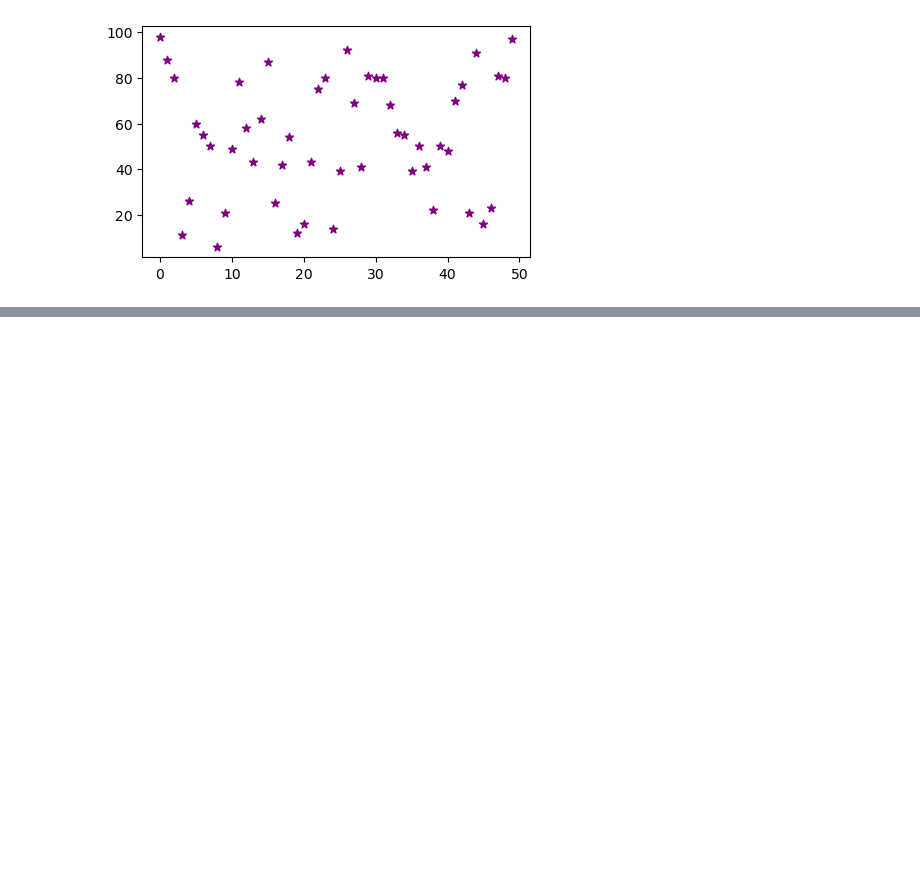
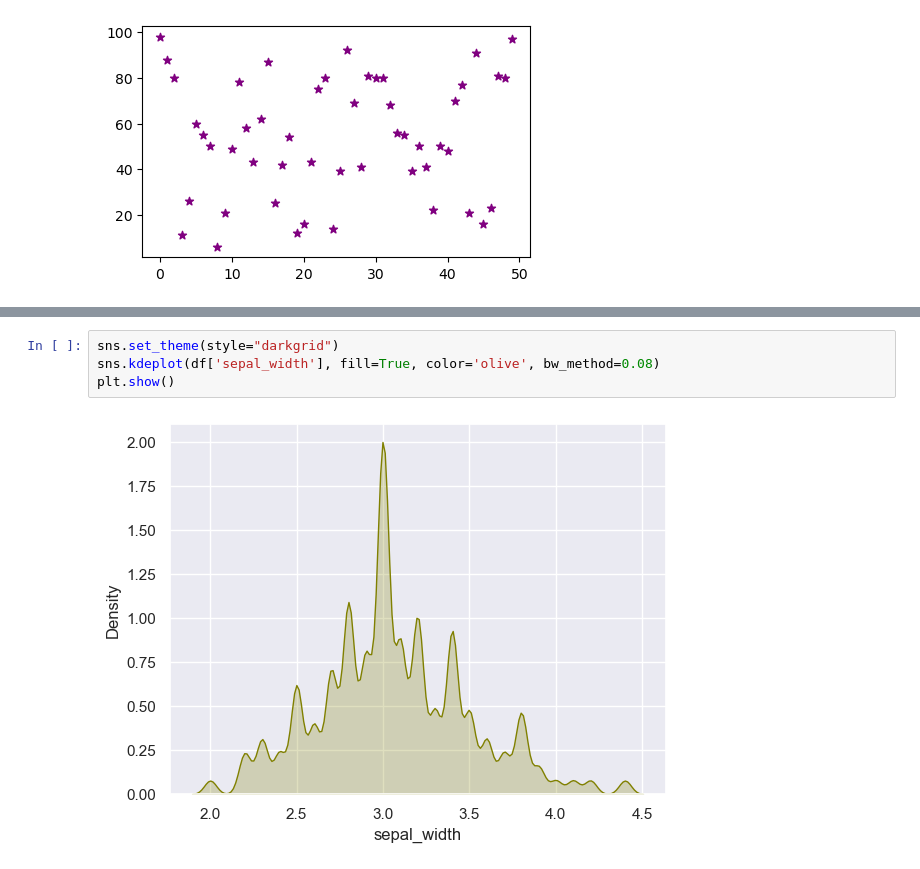
Before and after one commit to HaroonAzhar/visualization, a Jupyter notebook: 02_activities/assignments/participation/my_notebooke.ipynb, the cells around one changed output, grey strips where cells are left out. Drawn from its saved outputs; the diff is of its cells as text; blank space fills up the shorter version.

```diff
--- a/02_activities/assignments/participation/my_notebooke.ipynb
+++ b/02_activities/assignments/participation/my_notebooke.ipynb
@@ -86,0 +89,6 @@ fig.show()
+# %%
+sns.set_theme(style="darkgrid")
+sns.kdeplot(df['sepal_width'], fill=True, color='olive', bw_method=0.08)
+plt.show()
+# %% [output]
+[figure, added]
```
Also changed, not shown: parts of 7 cells of this notebook.
